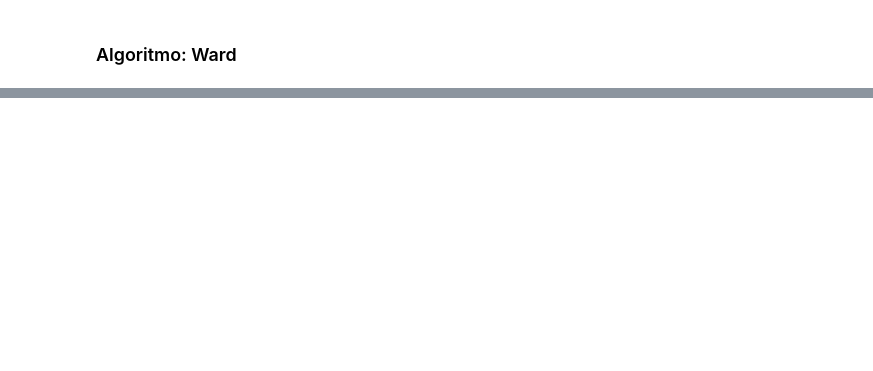
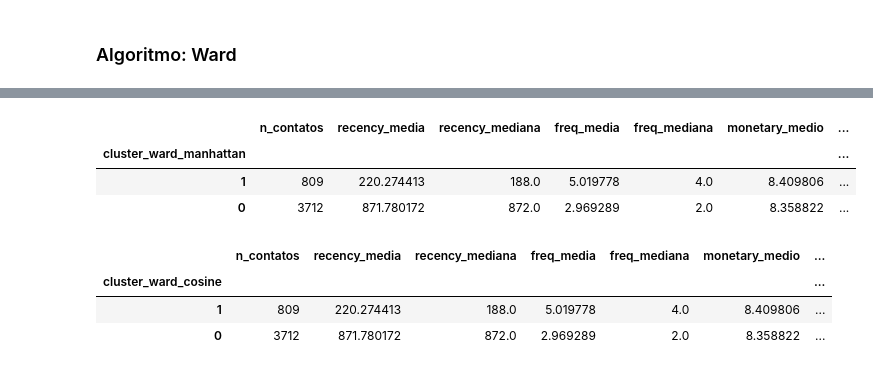
Before and after one commit to JaneOliveira/clustering-client-segmentation-tcc, a Jupyter notebook: notebooks/ExperimentoDatasetBankMarketing.ipynb, the cells around one changed output, grey strips where cells are left out. Cells and saved outputs as stored; diff of their text form; code cells hidden in the pictures; blank space fills up the shorter version.

```diff
--- a/notebooks/ExperimentoDatasetBankMarketing.ipynb
+++ b/notebooks/ExperimentoDatasetBankMarketing.ipynb
@@ -1317,0 +1394,80 @@ ward_euc.plot_dendrogram(truncate_mode='lastp', p=20)
+# %%
+cluster_profile_ward_manhattan = (
+    rfm_ward
+    .groupby(f"cluster_ward_manhattan")
+    .agg(
+        n_contatos=("Recency", "size"),              # quantidade de linhas/contatos no cluster
+        recency_media=("Recency", "mean"),
+        recency_mediana=("Recency", "median"),
+        freq_media=("Frequency", "mean"),
+        freq_mediana=("Frequency", "median"),
+        monetary_medio=("M_balance", "mean"),
+        monetary_mediana=("M_balance", "median"),
+        potencial_total=("M_balance", "sum"),          # soma do "M" do cluster
+        taxa_conversao=("y", "mean"),          # proporção de y=1
+        taxa_housing=("housing", "mean"), # proporção de clientes com housing=1
+        idade_media=("age", "mean"),
+        idade_mediana=("age", "median"),
+        taxa_casados=("marital", lambda x: (x == "married").mean()),
+        taxa_unicos=("marital", lambda x: (x == "single").mean()),
+        taxa_ensino_superior=("education", lambda x: (x.isin(["tertiary", "university"])).mean())
+    )
+    .sort_values("monetary_medio", ascending=False)
+)
+
+cluster_profile_ward_manhattan["perc_contatos"] = (
+    cluster_profile_ward_manhattan["n_contatos"]
+    / cluster_profile_ward_manhattan["n_contatos"].sum()
+)
+
+cluster_profile_ward_manhattan["perc_potencial"] = (
+    cluster_profile_ward_manhattan["potencial_total"]
+    / cluster_profile_ward_manhattan["potencial_total"].sum()
+)
+
+cluster_profile_ward_manhattan
+# %% [output]
+|  | n_contatos | recency_media | recency_mediana | freq_media | freq_mediana | monetary_medio | ... |
+| cluster_ward_manhattan |  |  |  |  |  |  | ... |
+| 1 | 809 | 220.274413 | 188.0 | 5.019778 | 4.0 | 8.409806 | ... |
+| 0 | 3712 | 871.780172 | 872.0 | 2.969289 | 2.0 | 8.358822 | ... |
+# %%
+cluster_profile_ward_cosine = (
+    rfm_ward
+    .groupby(f"cluster_ward_cosine")
+    .agg(
+        n_contatos=("Recency", "size"),              # quantidade de linhas/contatos no cluster
+        recency_media=("Recency", "mean"),
+        recency_mediana=("Recency", "median"),
+        freq_media=("Frequency", "mean"),
+        freq_mediana=("Frequency", "median"),
+        monetary_medio=("M_balance", "mean"),
+        monetary_mediana=("M_balance", "median"),
+        potencial_total=("M_balance", "sum"),          # soma do "M" do cluster
+        taxa_conversao=("y", "mean"),          # proporção de y=1
+        taxa_housing=("housing", "mean"), # proporção de clientes com housing=1
+        idade_media=("age", "mean"),
+        idade_mediana=("age", "median"),
+        taxa_casados=("marital", lambda x: (x == "married").mean()),
+        taxa_unicos=("marital", lambda x: (x == "single").mean()),
+        taxa_ensino_superior=("education", lambda x: (x.isin(["tertiary", "university"])).mean())
+    )
+    .sort_values("monetary_medio", ascending=False)
+)
+
+cluster_profile_ward_cosine["perc_contatos"] = (
+    cluster_profile_ward_cosine["n_contatos"]
+    / cluster_profile_ward_cosine["n_contatos"].sum()
+)
+
+cluster_profile_ward_cosine["perc_potencial"] = (
+    cluster_profile_ward_cosine["potencial_total"]
+    / cluster_profile_ward_cosine["potencial_total"].sum()
+)
+
+cluster_profile_ward_cosine
+# %% [output]
+|  | n_contatos | recency_media | recency_mediana | freq_media | freq_mediana | monetary_medio | ... |
+| cluster_ward_cosine |  |  |  |  |  |  | ... |
+| 1 | 809 | 220.274413 | 188.0 | 5.019778 | 4.0 | 8.409806 | ... |
+| 0 | 3712 | 871.780172 | 872.0 | 2.969289 | 2.0 | 8.358822 | ... |
```
Also changed, not shown: parts of 13 cells of this notebook.
